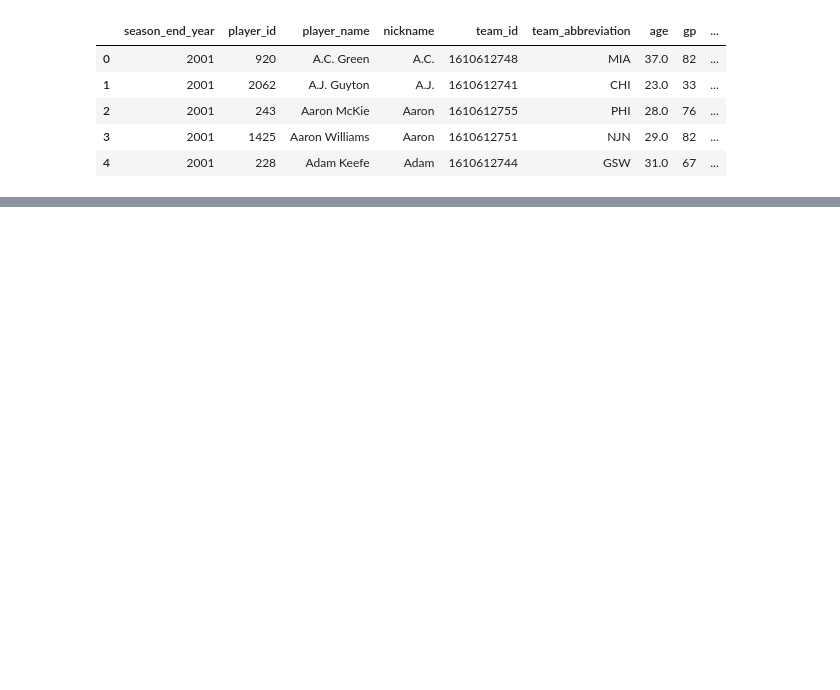
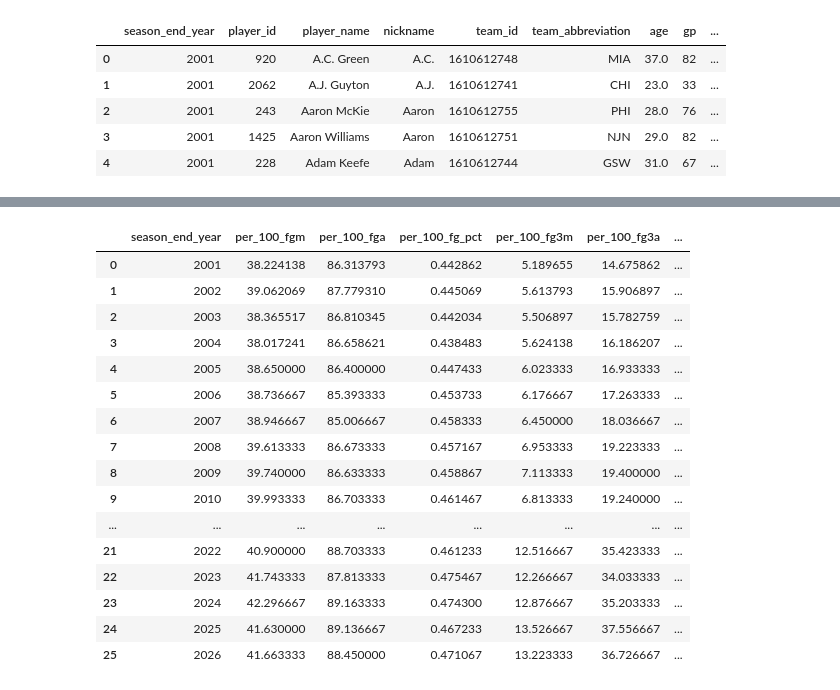
Before and after one commit to tmcewen66/basketball-analytics, a Jupyter notebook: brdatanb.ipynb, the cells around one changed output, grey strips where cells are left out. Cells and saved outputs as stored; diff of their text form; code cells hidden in the pictures; blank space fills up the shorter version.

```diff
--- a/brdatanb.ipynb
+++ b/brdatanb.ipynb
@@ -132,0 +150,26 @@ league_avg_ts_df
+# %%
+conn = sqlite3.connect('nba_stats.db')
+
+query = 'SELECT * FROM nba_per_100_averages'
+
+league_per_100_stats_df = pd.read_sql_query(query, conn)
+conn.close()
+league_per_100_stats_df
+# %% [output]
+|  | season_end_year | per_100_fgm | per_100_fga | per_100_fg_pct | per_100_fg3m | per_100_fg3a | ... |
+| 0 | 2001 | 38.224138 | 86.313793 | 0.442862 | 5.189655 | 14.675862 | ... |
+| 1 | 2002 | 39.062069 | 87.779310 | 0.445069 | 5.613793 | 15.906897 | ... |
+| 2 | 2003 | 38.365517 | 86.810345 | 0.442034 | 5.506897 | 15.782759 | ... |
+| 3 | 2004 | 38.017241 | 86.658621 | 0.438483 | 5.624138 | 16.186207 | ... |
+| 4 | 2005 | 38.650000 | 86.400000 | 0.447433 | 6.023333 | 16.933333 | ... |
+| 5 | 2006 | 38.736667 | 85.393333 | 0.453733 | 6.176667 | 17.263333 | ... |
+| 6 | 2007 | 38.946667 | 85.006667 | 0.458333 | 6.450000 | 18.036667 | ... |
+| 7 | 2008 | 39.613333 | 86.673333 | 0.457167 | 6.953333 | 19.223333 | ... |
+| 8 | 2009 | 39.740000 | 86.633333 | 0.458867 | 7.113333 | 19.400000 | ... |
+| 9 | 2010 | 39.993333 | 86.703333 | 0.461467 | 6.813333 | 19.240000 | ... |
+| ... | ... | ... | ... | ... | ... | ... | ... |
+| 21 | 2022 | 40.900000 | 88.703333 | 0.461233 | 12.516667 | 35.423333 | ... |
+| 22 | 2023 | 41.743333 | 87.813333 | 0.475467 | 12.266667 | 34.033333 | ... |
+| 23 | 2024 | 42.296667 | 89.163333 | 0.474300 | 12.876667 | 35.203333 | ... |
+| 24 | 2025 | 41.630000 | 89.136667 | 0.467233 | 13.526667 | 37.556667 | ... |
+| 25 | 2026 | 41.663333 | 88.450000 | 0.471067 | 13.223333 | 36.726667 | ... |
```
Also changed, not shown: parts of 8 cells of this notebook, 1 other file.
